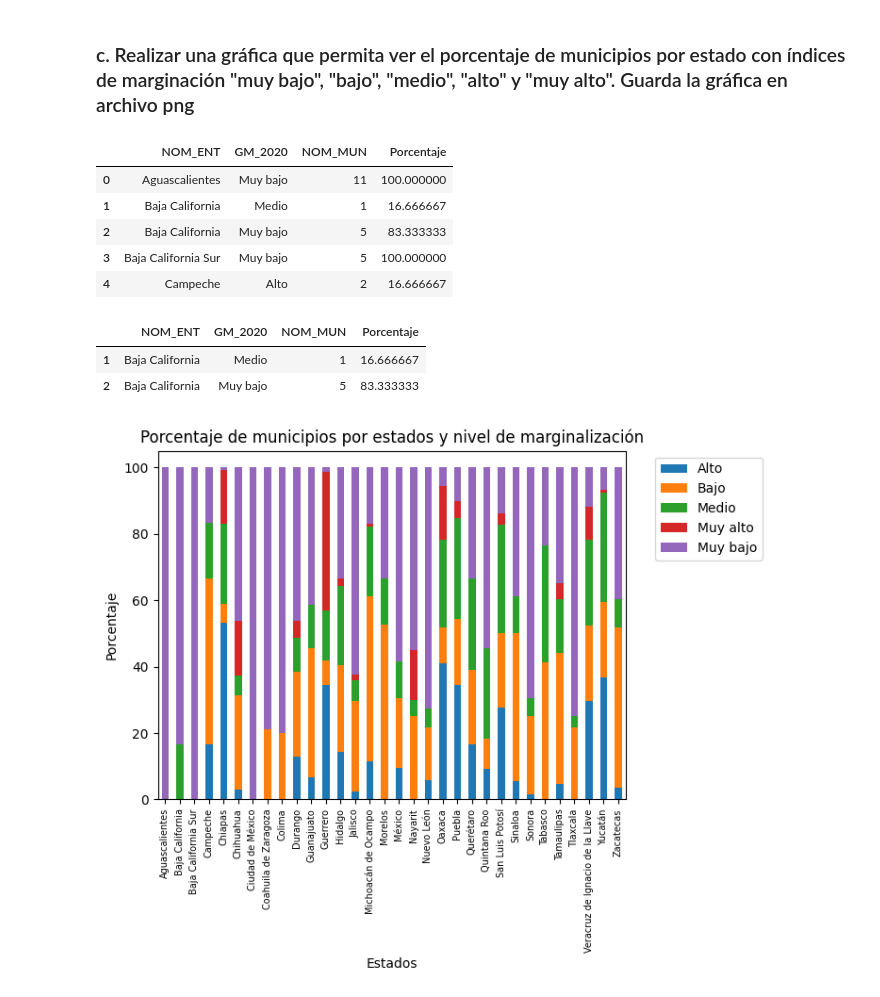
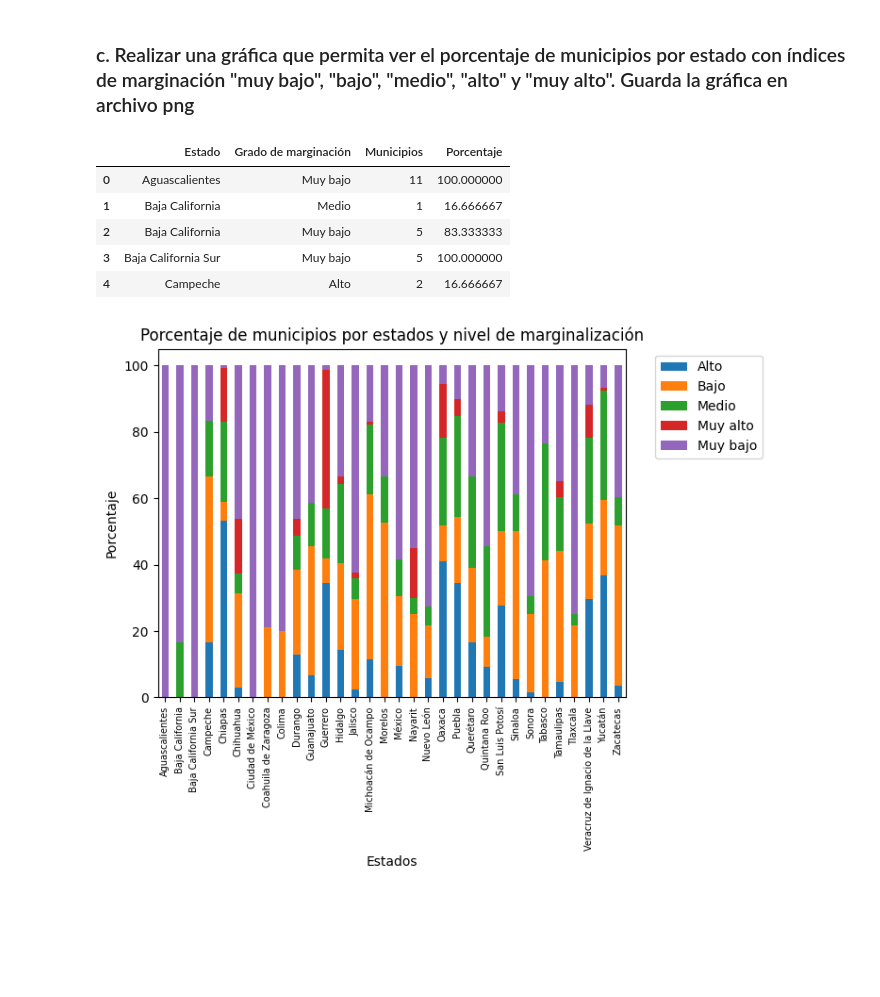
Before and after one commit to VesnaPivac/Indice_de_marginalizacion_Mexico, a Jupyter notebook: Proyecto_IndiceMarginalizacion.ipynb, the cells around one changed output. Drawn from its saved outputs; the diff is of its cells as text; code cells hidden in the pictures; blank space fills up the shorter version.

```diff
--- a/Proyecto_IndiceMarginalizacion.ipynb
+++ b/Proyecto_IndiceMarginalizacion.ipynb
@@ -49,18 +49,13 @@ distribucion_df = df.groupby(['NOM_ENT','GM_2020'])[['NOM_MUN']].count().reset_i
 group_totals = distribucion_df.groupby('NOM_ENT')['NOM_MUN'].transform('sum')
 # %%
 distribucion_df['Porcentaje'] = (distribucion_df['NOM_MUN'] / group_totals) * 100
+distribucion_df = distribucion_df.rename(columns={'NOM_ENT':'Estado', 'GM_2020': 'Grado de marginación', 'NOM_MUN':'Municipios'})
 distribucion_df.head()
 # %% [output]
-|  | NOM_ENT | GM_2020 | NOM_MUN | Porcentaje |
+|  | Estado | Grado de marginación | Municipios | Porcentaje |
 | 0 | Aguascalientes | Muy bajo | 11 | 100.000000 |
 | 1 | Baja California | Medio | 1 | 16.666667 |
 | 2 | Baja California | Muy bajo | 5 | 83.333333 |
 | 3 | Baja California Sur | Muy bajo | 5 | 100.000000 |
 | 4 | Campeche | Alto | 2 | 16.666667 |
-# %%
-distribucion_df.loc[distribucion_df['NOM_ENT']=='Baja California']
-# %% [output]
-|  | NOM_ENT | GM_2020 | NOM_MUN | Porcentaje |
-| 1 | Baja California | Medio | 1 | 16.666667 |
-| 2 | Baja California | Muy bajo | 5 | 83.333333 |
 # %%
```
Also changed, not shown: parts of 6 cells of this notebook, 2 other files.
